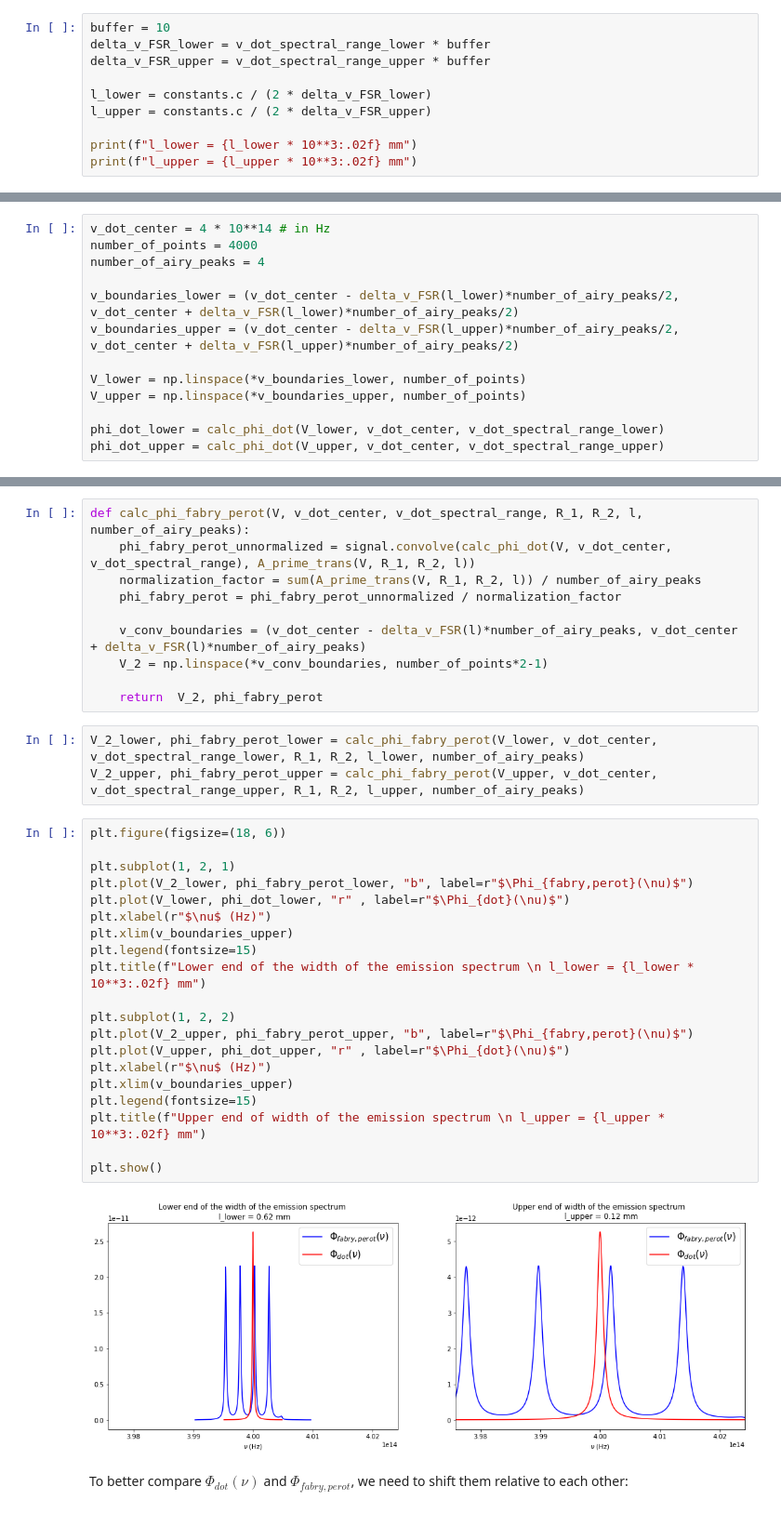
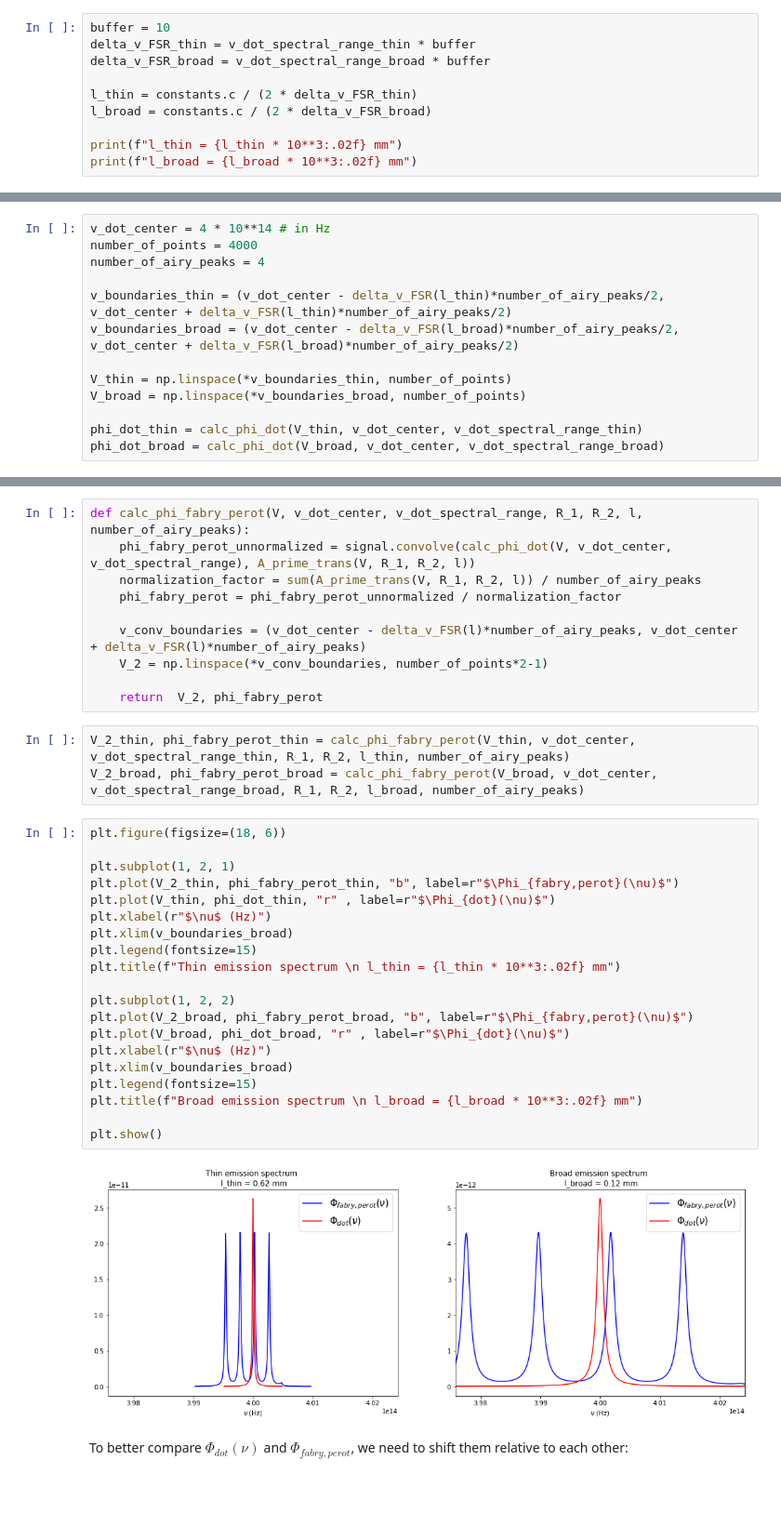
Before and after one commit to JKU-HFP/Sizing_Fabry_Perot_Interferometer, a Jupyter notebook: Sizing_Fabry_Perot_Interferometer.ipynb, the cells around one changed output, grey strips where cells are left out. Shown: that part at 93% size. Drawn from its saved outputs; the diff is of its cells as text.

```diff
--- a/Sizing_Fabry_Perot_Interferometer.ipynb
+++ b/Sizing_Fabry_Perot_Interferometer.ipynb
@@ -31,12 +31,12 @@ The free spectral range $\Delta \nu_{\rm FSR}$ of the Fabry-Perot needs to great
 Therefore I assume two values for the two extremes of the spectral ranges of the dot with a buffer:
 # %%
 buffer = 10
-delta_v_FSR_lower = v_dot_spectral_range_lower * buffer
-delta_v_FSR_upper = v_dot_spectral_range_upper * buffer
+delta_v_FSR_thin = v_dot_spectral_range_thin * buffer
+delta_v_FSR_broad = v_dot_spectral_range_broad * buffer
 
-l_lower = constants.c / (2 * delta_v_FSR_lower)
-l_upper = constants.c / (2 * delta_v_FSR_upper)
+l_thin = constants.c / (2 * delta_v_FSR_thin)
+l_broad = constants.c / (2 * delta_v_FSR_broad)
 
-print(f"l_lower = {l_lower * 10**3:.02f} mm")
-print(f"l_upper = {l_upper * 10**3:.02f} mm")
+print(f"l_thin = {l_thin * 10**3:.02f} mm")
+print(f"l_broad = {l_broad * 10**3:.02f} mm")
 # %% [output]
@@ -90,12 +90,12 @@ v_dot_center = 4 * 10**14 # in Hz
 number_of_points = 4000
 number_of_airy_peaks = 4
 
-v_boundaries_lower = (v_dot_center - delta_v_FSR(l_lower)*number_of_airy_peaks/2, v_dot_center + delta_v_FSR(l_lower)*number_of_airy_peaks/2)
-v_boundaries_upper = (v_dot_center - delta_v_FSR(l_upper)*number_of_airy_peaks/2, v_dot_center + delta_v_FSR(l_upper)*number_of_airy_peaks/2)
+v_boundaries_thin = (v_dot_center - delta_v_FSR(l_thin)*number_of_airy_peaks/2, v_dot_center + delta_v_FSR(l_thin)*number_of_airy_peaks/2)
+v_boundaries_broad = (v_dot_center - delta_v_FSR(l_broad)*number_of_airy_peaks/2, v_dot_center + delta_v_FSR(l_broad)*number_of_airy_peaks/2)
 
-V_lower = np.linspace(*v_boundaries_lower, number_of_points)
-V_upper = np.linspace(*v_boundaries_upper, number_of_points)
+V_thin = np.linspace(*v_boundaries_thin, number_of_points)
+V_broad = np.linspace(*v_boundaries_broad, number_of_points)
 
-phi_dot_lower = calc_phi_dot(V_lower, v_dot_center, v_dot_spectral_range_lower)
-phi_dot_upper = calc_phi_dot(V_upper, v_dot_center, v_dot_spectral_range_upper)
+phi_dot_thin = calc_phi_dot(V_thin, v_dot_center, v_dot_spectral_range_thin)
+phi_dot_broad = calc_phi_dot(V_broad, v_dot_center, v_dot_spectral_range_broad)
 # %%
@@ -149,30 +149,30 @@ def calc_phi_fabry_perot(V, v_dot_center, v_dot_spectral_range, R_1, R_2, l, num
 
     return  V_2, phi_fabry_perot
 # %%
-V_2_lower, phi_fabry_perot_lower = calc_phi_fabry_perot(V_lower, v_dot_center, v_dot_spectral_range_lower, R_1, R_2, l_lower, number_of_airy_peaks)
-V_2_upper, phi_fabry_perot_upper = calc_phi_fabry_perot(V_upper, v_dot_center, v_dot_spectral_range_upper, R_1, R_2, l_upper, number_of_airy_peaks)
+V_2_thin, phi_fabry_perot_thin = calc_phi_fabry_perot(V_thin, v_dot_center, v_dot_spectral_range_thin, R_1, R_2, l_thin, number_of_airy_peaks)
+V_2_broad, phi_fabry_perot_broad = calc_phi_fabry_perot(V_broad, v_dot_center, v_dot_spectral_range_broad, R_1, R_2, l_broad, number_of_airy_peaks)
 # %%
 plt.figure(figsize=(18, 6))
 
 plt.subplot(1, 2, 1)
-plt.plot(V_2_lower, phi_fabry_perot_lower, "b", label=r"$\Phi_{fabry,perot}(\nu)$")
-plt.plot(V_lower, phi_dot_lower, "r" , label=r"$\Phi_{dot}(\nu)$")
+plt.plot(V_2_thin, phi_fabry_perot_thin, "b", label=r"$\Phi_{fabry,perot}(\nu)$")
+plt.plot(V_thin, phi_dot_thin, "r" , label=r"$\Phi_{dot}(\nu)$")
 plt.xlabel(r"$\nu$ (Hz)")
-plt.xlim(v_boundaries_upper)
+plt.xlim(v_boundaries_broad)
 plt.legend(fontsize=15)
-plt.title(f"Lower end of the width of the emission spectrum \n l_lower = {l_lower * 10**3:.02f} mm")
+plt.title(f"Thin emission spectrum \n l_thin = {l_thin * 10**3:.02f} mm")
 
 plt.subplot(1, 2, 2)
-plt.plot(V_2_upper, phi_fabry_perot_upper, "b", label=r"$\Phi_{fabry,perot}(\nu)$")
-plt.plot(V_upper, phi_dot_upper, "r" , label=r"$\Phi_{dot}(\nu)$")
+plt.plot(V_2_broad, phi_fabry_perot_broad, "b", label=r"$\Phi_{fabry,perot}(\nu)$")
+plt.plot(V_broad, phi_dot_broad, "r" , label=r"$\Phi_{dot}(\nu)$")
 plt.xlabel(r"$\nu$ (Hz)")
-plt.xlim(v_boundaries_upper)
+plt.xlim(v_boundaries_broad)
 plt.legend(fontsize=15)
-plt.title(f"Upper end of width of the emission spectrum \n l_upper = {l_upper * 10**3:.02f} mm")
+plt.title(f"Broad emission spectrum \n l_broad = {l_broad * 10**3:.02f} mm")
 
 plt.show()
 # %% [output]
-[figure, old version]
+[figure, new version]
 # %% [markdown]
 To better compare $\Phi_{dot}(\nu)$ and $\Phi_{fabry,perot}$, we need to shift them relative to each other:
 # %%
```
Also changed, not shown: parts of 13 cells of this notebook.
